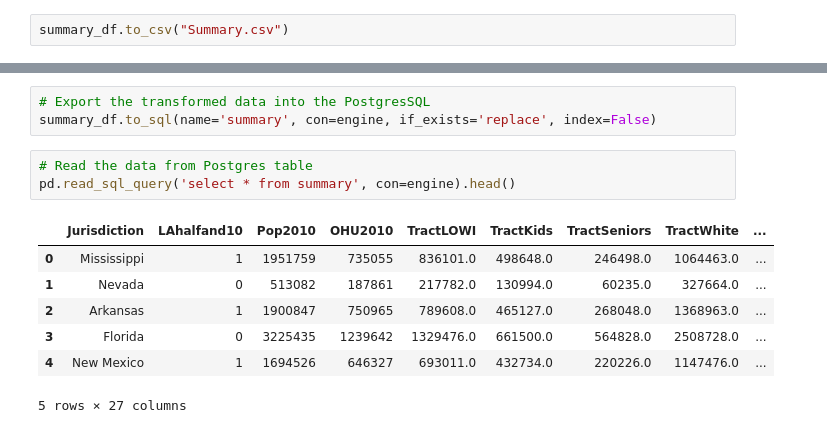
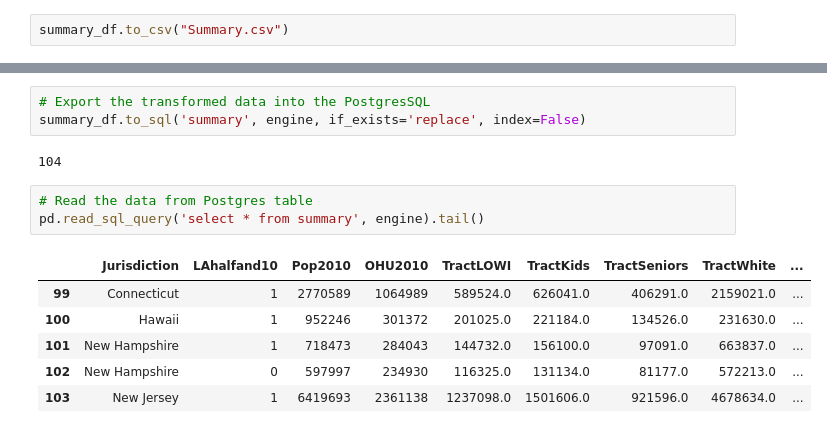
Before and after one commit to meeyoungPH/food-insecurity-machine-learning, a Jupyter notebook: static/data/state_summary_etl.ipynb, the cells around one changed output, grey strips where cells are left out. Saved outputs shown, nothing was run; the diff lists cells and outputs as text.

```diff
--- a/static/data/state_summary_etl.ipynb
+++ b/static/data/state_summary_etl.ipynb
@@ -338,14 +330,15 @@ engine.table_names()
 # %%
 # Export the transformed data into the PostgresSQL
-summary_df.to_sql(name='summary', con=engine, if_exists='replace', index=False)
+summary_df.to_sql('summary', engine, if_exists='replace', index=False)
+# %% [output]
+104
 # %%
 # Read the data from Postgres table
-pd.read_sql_query('select * from summary', con=engine).head()
+pd.read_sql_query('select * from summary', engine).tail()
 # %% [output]
 |  | Jurisdiction | LAhalfand10 | Pop2010 | OHU2010 | TractLOWI | TractKids | TractSeniors | TractWhite | ... |
-| 0 | Mississippi | 1 | 1951759 | 735055 | 836101.0 | 498648.0 | 246498.0 | 1064463.0 | ... |
-| 1 | Nevada | 0 | 513082 | 187861 | 217782.0 | 130994.0 | 60235.0 | 327664.0 | ... |
-| 2 | Arkansas | 1 | 1900847 | 750965 | 789608.0 | 465127.0 | 268048.0 | 1368963.0 | ... |
-| 3 | Florida | 0 | 3225435 | 1239642 | 1329476.0 | 661500.0 | 564828.0 | 2508728.0 | ... |
-| 4 | New Mexico | 1 | 1694526 | 646327 | 693011.0 | 432734.0 | 220226.0 | 1147476.0 | ... |
+| 99 | Connecticut | 1 | 2770589 | 1064989 | 589524.0 | 626041.0 | 406291.0 | 2159021.0 | ... |
+| 100 | Hawaii | 1 | 952246 | 301372 | 201025.0 | 221184.0 | 134526.0 | 231630.0 | ... |
+| 101 | New Hampshire | 1 | 718473 | 284043 | 144732.0 | 156100.0 | 97091.0 | 663837.0 | ... |
+| 102 | New Hampshire | 0 | 597997 | 234930 | 116325.0 | 131134.0 | 81177.0 | 572213.0 | ... |
+| 103 | New Jersey | 1 | 6419693 | 2361138 | 1237098.0 | 1501606.0 | 921596.0 | 4678634.0 | ... |
-5 rows × 27 columns
```
Also changed, not shown: parts of 18 cells of this notebook, 2 other files.
